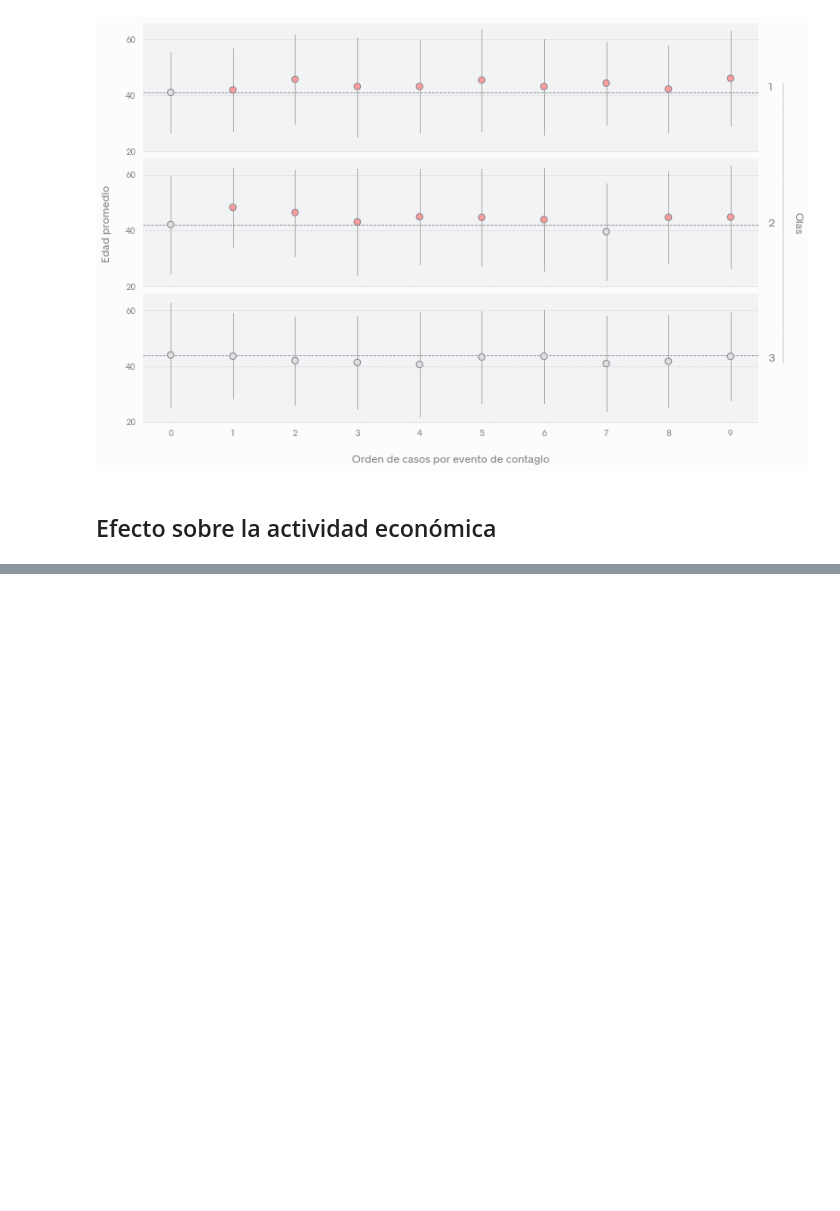
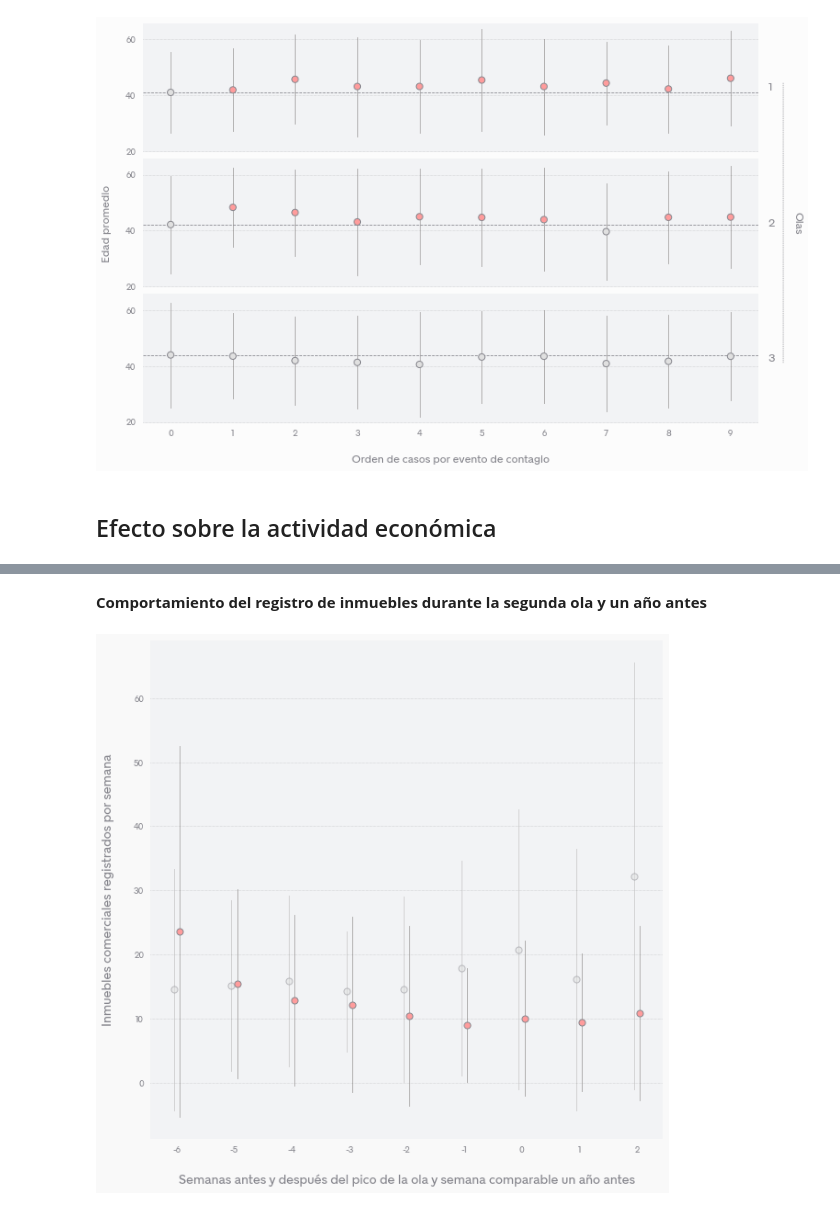
Before and after one commit to mauforonda/notas, a Jupyter notebook: covid19_en_lapaz.ipynb, the cells around one changed output, grey strips where cells are left out. Cells and saved outputs as stored; diff of their text form; code cells hidden in the pictures; blank space fills up the shorter version.

```diff
--- a/covid19_en_lapaz.ipynb
+++ b/covid19_en_lapaz.ipynb
@@ -367,0 +410,6 @@ Cada cuadro representa una ola de contagios, los puntos corresponden a la media
+# %%
+display(Markdown('**Comportamiento del registro de inmuebles durante la segunda ola y un año antes**'))
+compare_wave(2)
+# %% [output]
+**Comportamiento del registro de inmuebles durante la segunda ola y un año antes**
+[figure, added]
```
Also changed, not shown: parts of 10 cells of this notebook, 1 other file.
